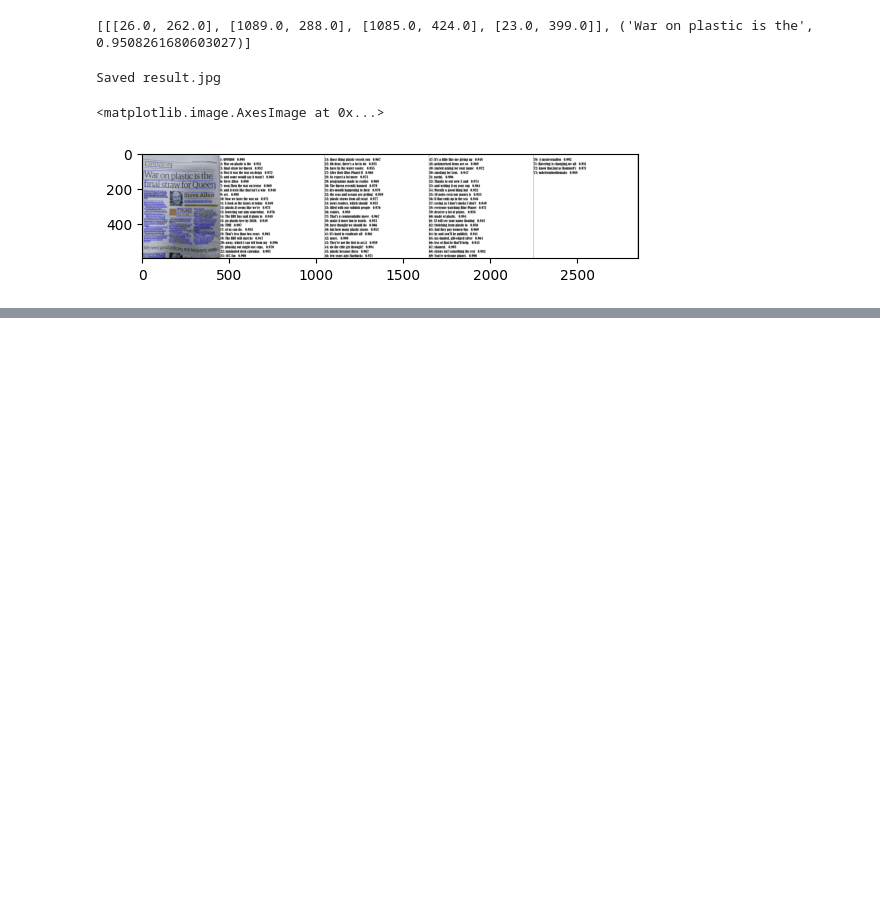
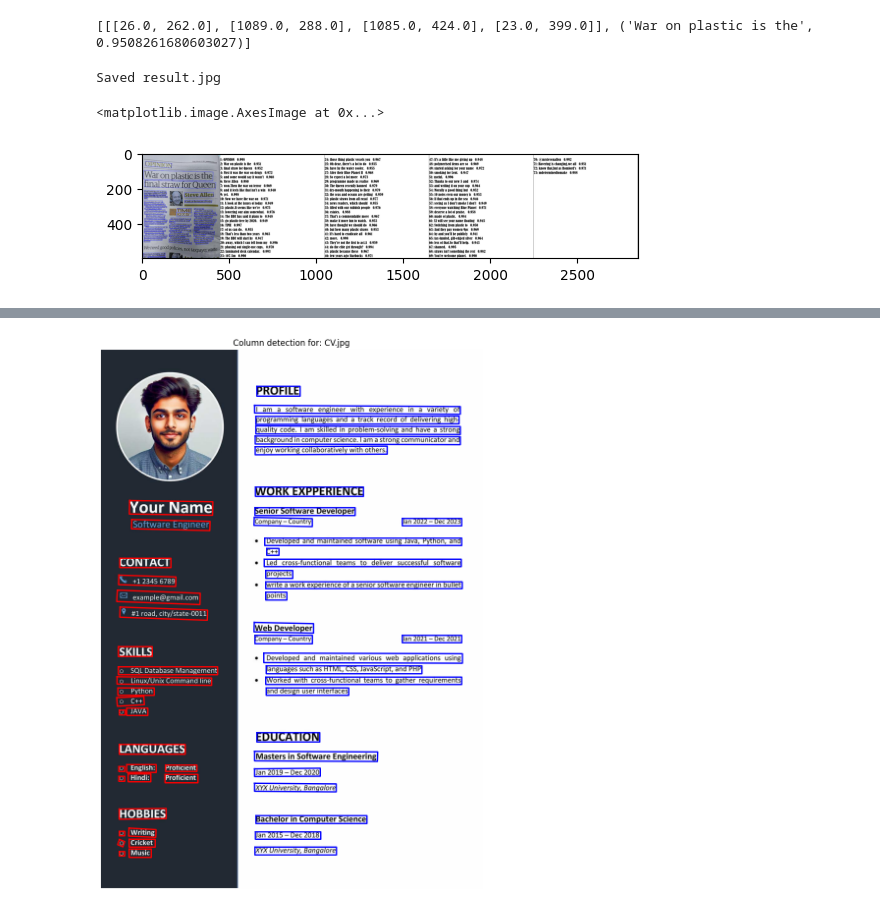
Before and after one commit to douaabnh/ocrDY, a Jupyter notebook: OCRRaddle.ipynb, the cells around one changed output, grey strips where cells are left out. Drawn from its saved outputs; the diff is of its cells as text; code cells hidden in the pictures; blank space fills up the shorter version.

```diff
--- a/OCRRaddle.ipynb
+++ b/OCRRaddle.ipynb
@@ -84,0 +94,4 @@ plt.imshow(img)
+# %%
+result = ocr.ocr(IMG_PATH, cls=True)
+for line in result:
+    print(line)
@@ -84,0 +146,50 @@ plt.imshow(img)
+# %%
+import os
+from sklearn.cluster import KMeans
+import matplotlib.image as mpimg
+
+
+if not result or result[0] is None:
+    print(f"No text detected in image: {IMG_PATH}")
+else:
+    lines = result[0]
+
+    # --- Step 1: Extract x positions for clustering ---
+    x_centers = []
+    for line in lines:
+        if len(line) < 2:
+            continue
+        box = line[0]
+        x_min = min([p[0] for p in box])
+        x_max = max([p[0] for p in box])
+        x_center = (x_min + x_max) / 2
+        x_centers.append([x_center])
+
+    # --- Step 2: Cluster x positions to detect columns ---
+    if len(x_centers) >= 2:
+        kmeans = KMeans(n_clusters=2, random_state=0).fit(x_centers)
+        column_labels = kmeans.labels_
+    else:
+        column_labels = [0] * len(lines)
+
+    # --- Step 3: Plot image with colored bounding boxes ---
+    img = mpimg.imread(IMG_PATH)
+    plt.figure(figsize=(10, 15))
+    plt.imshow(img)
+    ax = plt.gca()
+
+    colors = ['red', 'blue']
+
+    for i, line in enumerate(lines):
+        if len(line) < 2:
+            continue
+        box = line[0]
+        x = [p[0] for p in box]
+        y = [p[1] for p in box]
+        ax.plot(x + [x[0]], y + [y[0]], color=colors[column_labels[i] % len(colors)], linewidth=2)
+
+    plt.title(f"Column detection for: {os.path.basename(IMG_PATH)}")
+    plt.axis('off')
+    plt.show()
+# %% [output]
+[figure, added]
```
Also changed, not shown: parts of 6 cells of this notebook, 2 other files.
